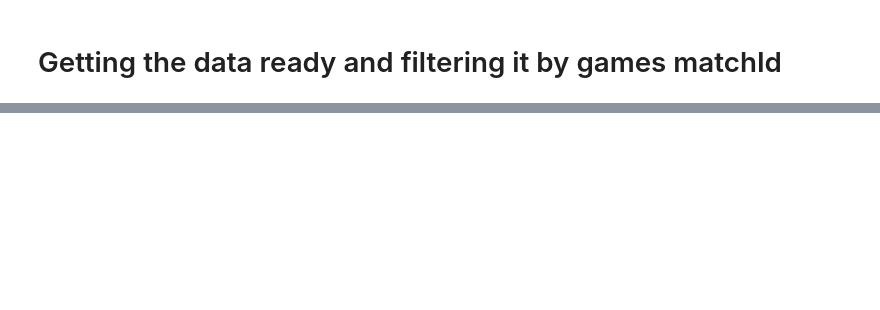
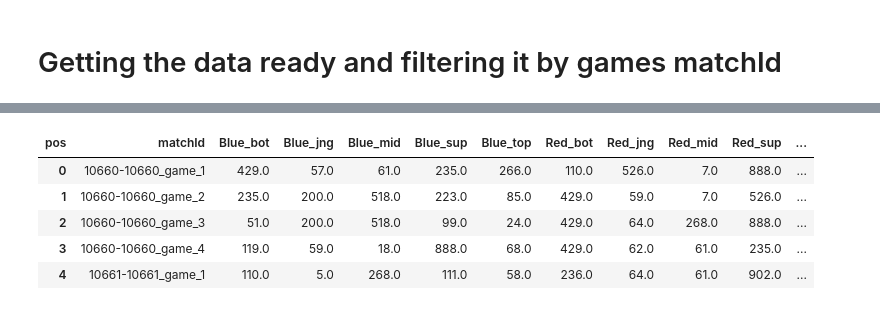
Before and after one commit to JonathanP341/draft_predictor, a Jupyter notebook: embeddings.ipynb, the cells around one changed output, grey strips where cells are left out. Cells and saved outputs as stored; diff of their text form; code cells hidden in the pictures; blank space fills up the shorter version.

```diff
--- a/embeddings.ipynb
+++ b/embeddings.ipynb
@@ -50,4 +85,11 @@ dataset = concatenate_datasets([dataset_na, dataset_kr, dataset_eu])
 
 #Getting only the relevant columns for the model
 df = pd.DataFrame(dataset)
-df_hugging = df[["matchId", "championId", "teamId", "win", "lane", "pickTurn"]] #Only keeping the relevant columns
+df_hugging = df[["matchId", "championId", "teamId", "win", "lane"]].copy() #Only keeping the relevant columns
+
+#Changing the values of certain rows to match oracles dataset
+df_hugging["win"] = df_hugging["win"].astype(int) #Converting from boolean to int (1 for win, 0 for loss)
+df_hugging["lane"] = df_hugging["lane"].map({"TOP": "top", "JUNGLE": "jng", "MIDDLE": "mid", "BOTTOM": "bot", "UTILITY": "sup"})
+df_hugging["teamId"] = df_hugging["teamId"].map({100: "Blue", 200: "Red"})
+
+df_hugging.head()
@@ -67,21 +136,15 @@ df_oracles.rename(columns={"gameid": "matchId", "champion": "championId", "side"
 # Getting the data ready and filtering it by games matchId
 # %%
 #Getting the data by game from the hugging face dataset and the oracles elixir dataset and merging them together
+combined = pd.concat([df_hugging, df_oracles], ignore_index=True)
 
 #Making data frames of the blue and red teams and grouping my matchId and getting the championIds as a list for each match
-blue_df = df_hugging[df_hugging['teamId'] == 100].groupby('matchId')['championId'].apply(list)
-red_df = df_hugging[df_hugging['teamId'] == 200].groupby('matchId')['championId'].apply(list)
+blue_df = combined[combined['teamId'] == "Blue"].groupby('matchId')['championId'].apply(list)
+red_df = combined[combined['teamId'] == "Red"].groupby('matchId')['championId'].apply(list)
 
-blue_oracles_df = df_oracles[df_oracles['teamId'] == 'Blue'].groupby('matchId')['championId'].apply(list)
-red_oracles_df = df_oracles[df_oracles['teamId'] == 'Red'].groupby('matchId')['championId'].apply(list)
+# Merge the blue and red teams into one clean table
+drafts_df = pd.concat([blue_df, red_df], axis=1, keys=['blue_team', 'red_team']).reset_index()
 
-
-# Merge them back into one clean table
-drafts_hugging_df = pd.concat([blue_df, red_df], axis=1, keys=['blue_team', 'red_team']).reset_index()
-drafts_oracle_df = pd.concat([blue_oracles_df, red_oracles_df], axis=1, keys=['blue_team', 'red_team']).reset_index()
-
-#Concatenating the datasets together
-drafts_df = pd.concat([drafts_hugging_df, drafts_oracle_df], ignore_index=True)
 print(drafts_df.head())
 len(drafts_df)
 # %% [output]
@@ -247,0 +354,19 @@ plt.show()
+# %%
+# We have the dataset `combined` with the following columns: matchId, championId, teamId, win, lane
+
+#Creating a new column holding the position of the champion in the game
+combined['pos'] = combined['teamId'] + "_" + combined['lane']
+wide_df = combined.pivot_table(index='matchId', columns='pos', values='championId')
+
+win_mapping = combined[combined['teamId'] == 'Blue'].set_index('matchId')['win'].groupby("matchId").first()
+wide_df['win'] = win_mapping
+
+wide_df.reset_index(inplace=True)
+wide_df.head()
+# %% [output]
+| pos | matchId | Blue_bot | Blue_jng | Blue_mid | Blue_sup | Blue_top | Red_bot | Red_jng | Red_mid | Red_sup | ... |
+| 0 | 10660-10660_game_1 | 429.0 | 57.0 | 61.0 | 235.0 | 266.0 | 110.0 | 526.0 | 7.0 | 888.0 | ... |
+| 1 | 10660-10660_game_2 | 235.0 | 200.0 | 518.0 | 223.0 | 85.0 | 429.0 | 59.0 | 7.0 | 526.0 | ... |
+| 2 | 10660-10660_game_3 | 51.0 | 200.0 | 518.0 | 99.0 | 24.0 | 429.0 | 64.0 | 268.0 | 888.0 | ... |
+| 3 | 10660-10660_game_4 | 119.0 | 59.0 | 18.0 | 888.0 | 68.0 | 429.0 | 62.0 | 61.0 | 235.0 | ... |
+| 4 | 10661-10661_game_1 | 110.0 | 5.0 | 268.0 | 111.0 | 58.0 | 236.0 | 64.0 | 61.0 | 902.0 | ... |
```
Also changed, not shown: parts of 14 cells of this notebook, 1 other file.
